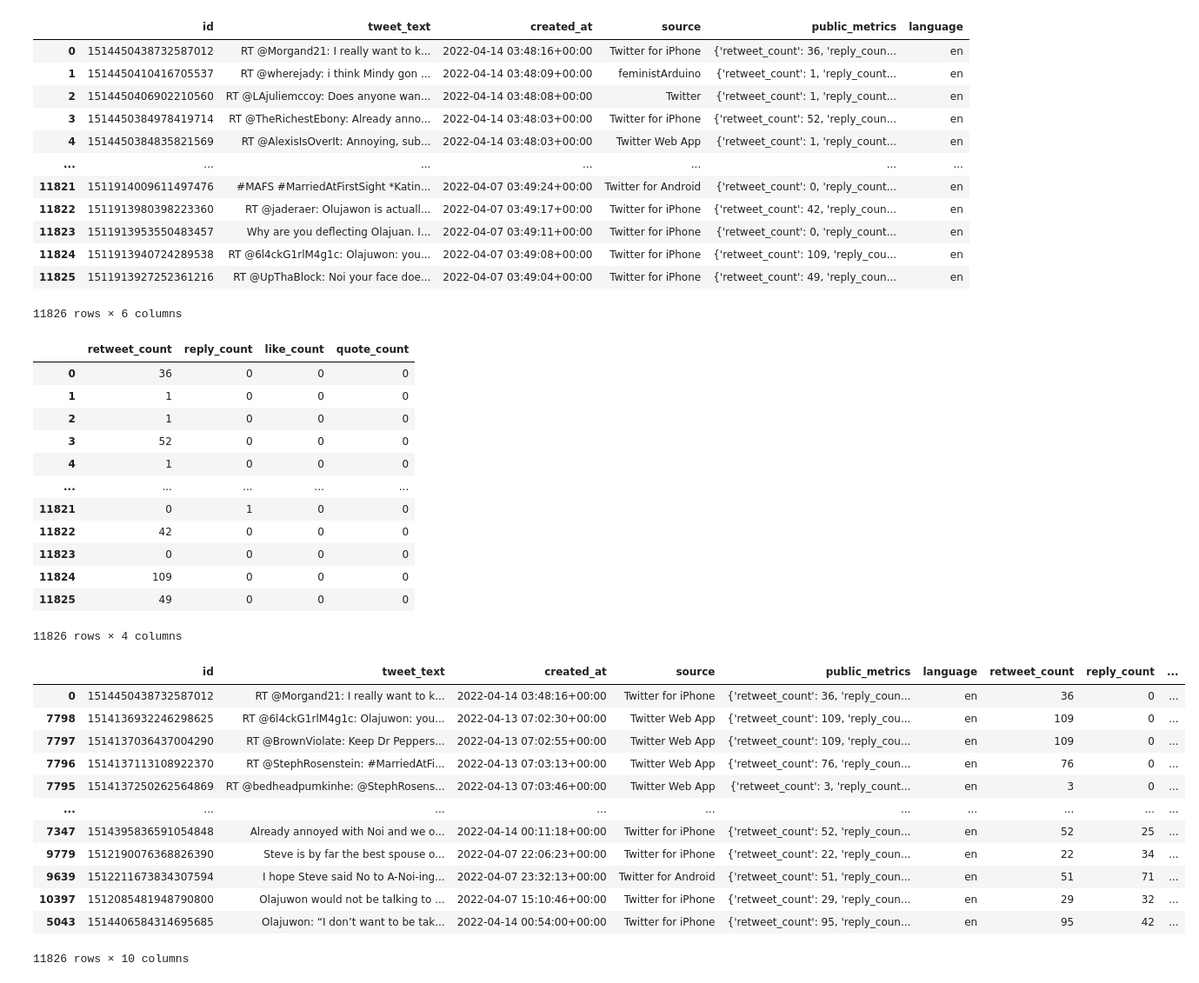
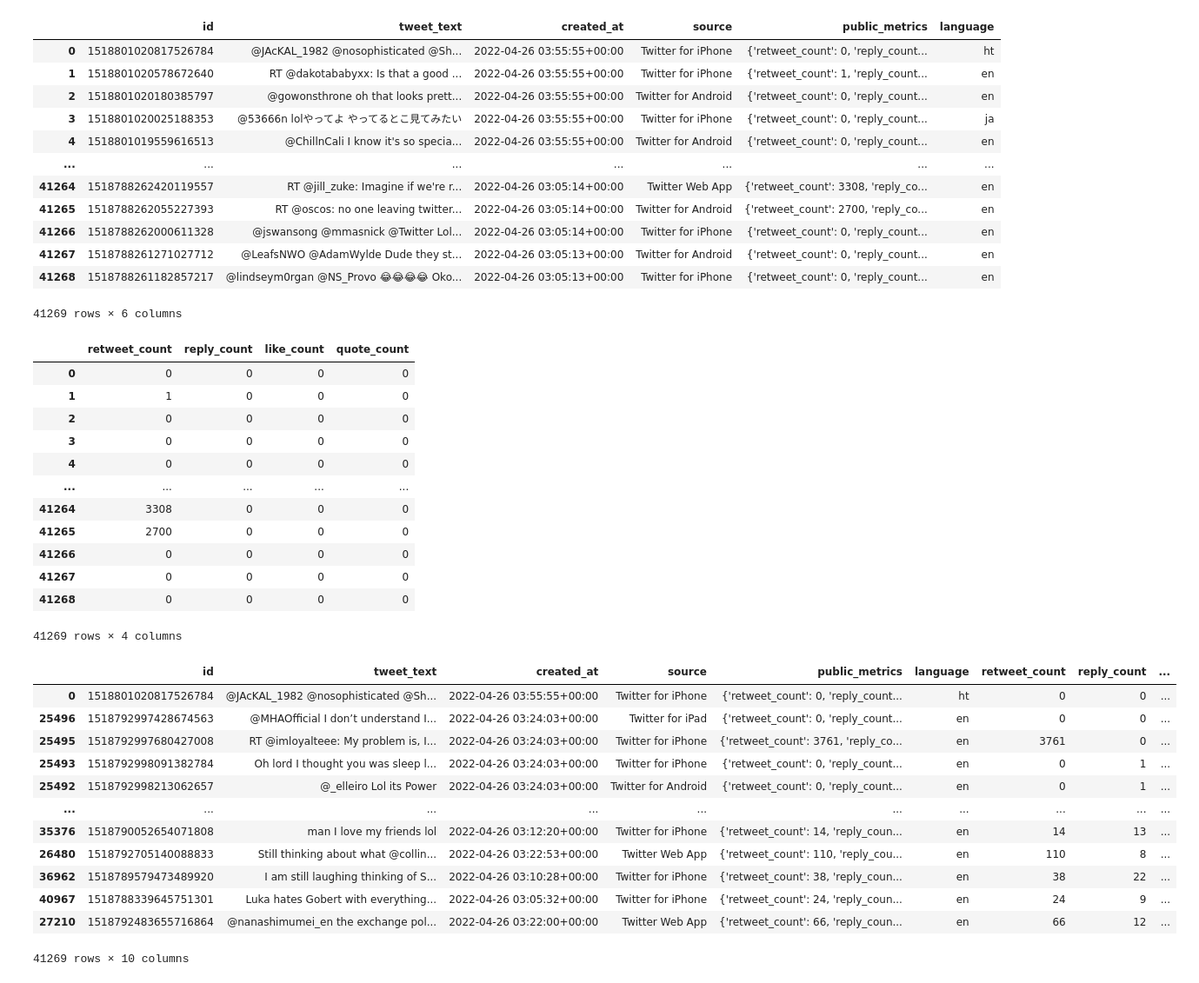
Before and after one commit to ShaynaBee/Final-Project, a Jupyter notebook: tweepy_demo_20220411.ipynb, the cells around one changed output. Shown at 87% size. Cells and saved outputs as stored; diff of their text form; code cells hidden in the pictures.

```diff
--- a/tweepy_demo_20220411.ipynb
+++ b/tweepy_demo_20220411.ipynb
@@ -29,7 +29,7 @@ languages = []
 for i in range(num_loops):
     print(f"Request {i}    ===========")
 
-    response = client.search_recent_tweets("MarriedAtFirstSight",
+    response = client.search_recent_tweets("lol",
                                            max_results=num_results_per_loop,
                                            next_token=next_token,
                                            tweet_fields=['id', 'text', 'author_id', 'created_at', 'public_metrics','source', 'lang'])
@@ -87,50 +87,50 @@ df = pd.DataFrame(
 df
 # %% [output]
 |  | id | tweet_text | created_at | source | public_metrics | language |
-| 0 | 1514450438732587012 | RT @Morgand21: I really want to k... | 2022-04-14 03:48:16+00:00 | Twitter for iPhone | {'retweet_count': 36, 'reply_coun... | en |
-| 1 | 1514450410416705537 | RT @wherejady: i think Mindy gon ... | 2022-04-14 03:48:09+00:00 | feministArduino | {'retweet_count': 1, 'reply_count... | en |
-| 2 | 1514450406902210560 | RT @LAjuliemccoy: Does anyone wan... | 2022-04-14 03:48:08+00:00 | Twitter | {'retweet_count': 1, 'reply_count... | en |
-| 3 | 1514450384978419714 | RT @TheRichestEbony: Already anno... | 2022-04-14 03:48:03+00:00 | Twitter for iPhone | {'retweet_count': 52, 'reply_coun... | en |
-| 4 | 1514450384835821569 | RT @AlexisIsOverIt: Annoying, sub... | 2022-04-14 03:48:03+00:00 | Twitter Web App | {'retweet_count': 1, 'reply_count... | en |
+| 0 | 1518801020817526784 | @JAcKAL_1982 @nosophisticated @Sh... | 2022-04-26 03:55:55+00:00 | Twitter for iPhone | {'retweet_count': 0, 'reply_count... | ht |
+| 1 | 1518801020578672640 | RT @dakotababyxx: Is that a good ... | 2022-04-26 03:55:55+00:00 | Twitter for iPhone | {'retweet_count': 1, 'reply_count... | en |
+| 2 | 1518801020180385797 | @gowonsthrone oh that looks prett... | 2022-04-26 03:55:55+00:00 | Twitter for Android | {'retweet_count': 0, 'reply_count... | en |
+| 3 | 1518801020025188353 | @53666n lolやってよ やってるとこ見てみたい | 2022-04-26 03:55:55+00:00 | Twitter for iPhone | {'retweet_count': 0, 'reply_count... | ja |
+| 4 | 1518801019559616513 | @ChillnCali I know it's so specia... | 2022-04-26 03:55:55+00:00 | Twitter for Android | {'retweet_count': 0, 'reply_count... | en |
 | ... | ... | ... | ... | ... | ... | ... |
-| 11821 | 1511914009611497476 | #MAFS #MarriedAtFirstSight *Katin... | 2022-04-07 03:49:24+00:00 | Twitter for Android | {'retweet_count': 0, 'reply_count... | en |
-| 11822 | 1511913980398223360 | RT @jaderaer: Olujawon is actuall... | 2022-04-07 03:49:17+00:00 | Twitter for iPhone | {'retweet_count': 42, 'reply_coun... | en |
-| 11823 | 1511913953550483457 | Why are you deflecting Olajuan. I... | 2022-04-07 03:49:11+00:00 | Twitter for iPhone | {'retweet_count': 0, 'reply_count... | en |
-| 11824 | 1511913940724289538 | RT @6l4ckG1rlM4g1c: Olajuwon: you... | 2022-04-07 03:49:08+00:00 | Twitter for iPhone | {'retweet_count': 109, 'reply_cou... | en |
-| 11825 | 1511913927252361216 | RT @UpThaBlock: Noi your face doe... | 2022-04-07 03:49:04+00:00 | Twitter for iPhone | {'retweet_count': 49, 'reply_coun... | en |
+| 41264 | 1518788262420119557 | RT @jill_zuke: Imagine if we're r... | 2022-04-26 03:05:14+00:00 | Twitter Web App | {'retweet_count': 3308, 'reply_co... | en |
+| 41265 | 1518788262055227393 | RT @oscos: no one leaving twitter... | 2022-04-26 03:05:14+00:00 | Twitter for Android | {'retweet_count': 2700, 'reply_co... | en |
+| 41266 | 1518788262000611328 | @jswansong @mmasnick @Twitter Lol... | 2022-04-26 03:05:14+00:00 | Twitter for iPhone | {'retweet_count': 0, 'reply_count... | en |
+| 41267 | 1518788261271027712 | @LeafsNWO @AdamWylde Dude they st... | 2022-04-26 03:05:13+00:00 | Twitter for Android | {'retweet_count': 0, 'reply_count... | en |
+| 41268 | 1518788261182857217 | @lindseym0rgan @NS_Provo 😂😂😂😂 Oko... | 2022-04-26 03:05:13+00:00 | Twitter for iPhone | {'retweet_count': 0, 'reply_count... | en |
-11826 rows × 6 columns
+41269 rows × 6 columns
 # %%
 normalized_json = pd.json_normalize(df.public_metrics)
 normalized_json
 # %% [output]
 |  | retweet_count | reply_count | like_count | quote_count |
-| 0 | 36 | 0 | 0 | 0 |
+| 0 | 0 | 0 | 0 | 0 |
 | 1 | 1 | 0 | 0 | 0 |
-| 2 | 1 | 0 | 0 | 0 |
-| 3 | 52 | 0 | 0 | 0 |
-| 4 | 1 | 0 | 0 | 0 |
+| 2 | 0 | 0 | 0 | 0 |
+| 3 | 0 | 0 | 0 | 0 |
+| 4 | 0 | 0 | 0 | 0 |
 | ... | ... | ... | ... | ... |
-| 11821 | 0 | 1 | 0 | 0 |
-| 11822 | 42 | 0 | 0 | 0 |
-| 11823 | 0 | 0 | 0 | 0 |
-| 11824 | 109 | 0 | 0 | 0 |
-| 11825 | 49 | 0 | 0 | 0 |
+| 41264 | 3308 | 0 | 0 | 0 |
+| 41265 | 2700 | 0 | 0 | 0 |
+| 41266 | 0 | 0 | 0 | 0 |
+| 41267 | 0 | 0 | 0 | 0 |
+| 41268 | 0 | 0 | 0 | 0 |
-11826 rows × 4 columns
+41269 rows × 4 columns
 # %%
 merged_df = pd.merge(df, normalized_json, left_index=True, right_index=True)
-merged_df.sort_values(by="like_count")
+merged_df.sort_values("like_count")
 # %% [output]
 |  | id | tweet_text | created_at | source | public_metrics | language | retweet_count | reply_count | ... |
-| 0 | 1514450438732587012 | RT @Morgand21: I really want to k... | 2022-04-14 03:48:16+00:00 | Twitter for iPhone | {'retweet_count': 36, 'reply_coun... | en | 36 | 0 | ... |
-| 7798 | 1514136932246298625 | RT @6l4ckG1rlM4g1c: Olajuwon: you... | 2022-04-13 07:02:30+00:00 | Twitter Web App | {'retweet_count': 109, 'reply_cou... | en | 109 | 0 | ... |
-| 7797 | 1514137036437004290 | RT @BrownViolate: Keep Dr Peppers... | 2022-04-13 07:02:55+00:00 | Twitter Web App | {'retweet_count': 109, 'reply_cou... | en | 109 | 0 | ... |
-| 7796 | 1514137113108922370 | RT @StephRosenstein: #MarriedAtFi... | 2022-04-13 07:03:13+00:00 | Twitter Web App | {'retweet_count': 76, 'reply_coun... | en | 76 | 0 | ... |
-| 7795 | 1514137250262564869 | RT @bedheadpumkinhe: @StephRosens... | 2022-04-13 07:03:46+00:00 | Twitter Web App | {'retweet_count': 3, 'reply_count... | en | 3 | 0 | ... |
+| 0 | 1518801020817526784 | @JAcKAL_1982 @nosophisticated @Sh... | 2022-04-26 03:55:55+00:00 | Twitter for iPhone | {'retweet_count': 0, 'reply_count... | ht | 0 | 0 | ... |
+| 25496 | 1518792997428674563 | @MHAOfficial I don’t understand I... | 2022-04-26 03:24:03+00:00 | Twitter for iPad | {'retweet_count': 0, 'reply_count... | en | 0 | 0 | ... |
+| 25495 | 1518792997680427008 | RT @imloyalteee: My problem is, I... | 2022-04-26 03:24:03+00:00 | Twitter for iPhone | {'retweet_count': 3761, 'reply_co... | en | 3761 | 0 | ... |
+| 25493 | 1518792998091382784 | Oh lord I thought you was sleep l... | 2022-04-26 03:24:03+00:00 | Twitter for iPhone | {'retweet_count': 0, 'reply_count... | en | 0 | 1 | ... |
+| 25492 | 1518792998213062657 | @_elleiro Lol its Power | 2022-04-26 03:24:03+00:00 | Twitter for Android | {'retweet_count': 0, 'reply_count... | en | 0 | 1 | ... |
 | ... | ... | ... | ... | ... | ... | ... | ... | ... | ... |
-| 7347 | 1514395836591054848 | Already annoyed with Noi and we o... | 2022-04-14 00:11:18+00:00 | Twitter for iPhone | {'retweet_count': 52, 'reply_coun... | en | 52 | 25 | ... |
-| 9779 | 1512190076368826390 | Steve is by far the best spouse o... | 2022-04-07 22:06:23+00:00 | Twitter for iPhone | {'retweet_count': 22, 'reply_coun... | en | 22 | 34 | ... |
-| 9639 | 1512211673834307594 | I hope Steve said No to A-Noi-ing... | 2022-04-07 23:32:13+00:00 | Twitter for Android | {'retweet_count': 51, 'reply_coun... | en | 51 | 71 | ... |
-| 10397 | 1512085481948790800 | Olajuwon would not be talking to ... | 2022-04-07 15:10:46+00:00 | Twitter for iPhone | {'retweet_count': 29, 'reply_coun... | en | 29 | 32 | ... |
-| 5043 | 1514406584314695685 | Olajuwon: “I don’t want to be tak... | 2022-04-14 00:54:00+00:00 | Twitter for iPhone | {'retweet_count': 95, 'reply_coun... | en | 95 | 42 | ... |
+| 35376 | 1518790052654071808 | man I love my friends lol | 2022-04-26 03:12:20+00:00 | Twitter for iPhone | {'retweet_count': 14, 'reply_coun... | en | 14 | 13 | ... |
+| 26480 | 1518792705140088833 | Still thinking about what @collin... | 2022-04-26 03:22:53+00:00 | Twitter Web App | {'retweet_count': 110, 'reply_cou... | en | 110 | 8 | ... |
+| 36962 | 1518789579473489920 | I am still laughing thinking of S... | 2022-04-26 03:10:28+00:00 | Twitter for iPhone | {'retweet_count': 38, 'reply_coun... | en | 38 | 22 | ... |
+| 40967 | 1518788339645751301 | Luka hates Gobert with everything... | 2022-04-26 03:05:32+00:00 | Twitter for iPhone | {'retweet_count': 24, 'reply_coun... | en | 24 | 9 | ... |
+| 27210 | 1518792483655716864 | @nanashimumei_en the exchange pol... | 2022-04-26 03:22:00+00:00 | Twitter Web App | {'retweet_count': 66, 'reply_coun... | en | 66 | 12 | ... |
-11826 rows × 10 columns
+41269 rows × 10 columns
 # %%
```
Also changed, not shown: parts of 3 cells of this notebook, 14 other files.
